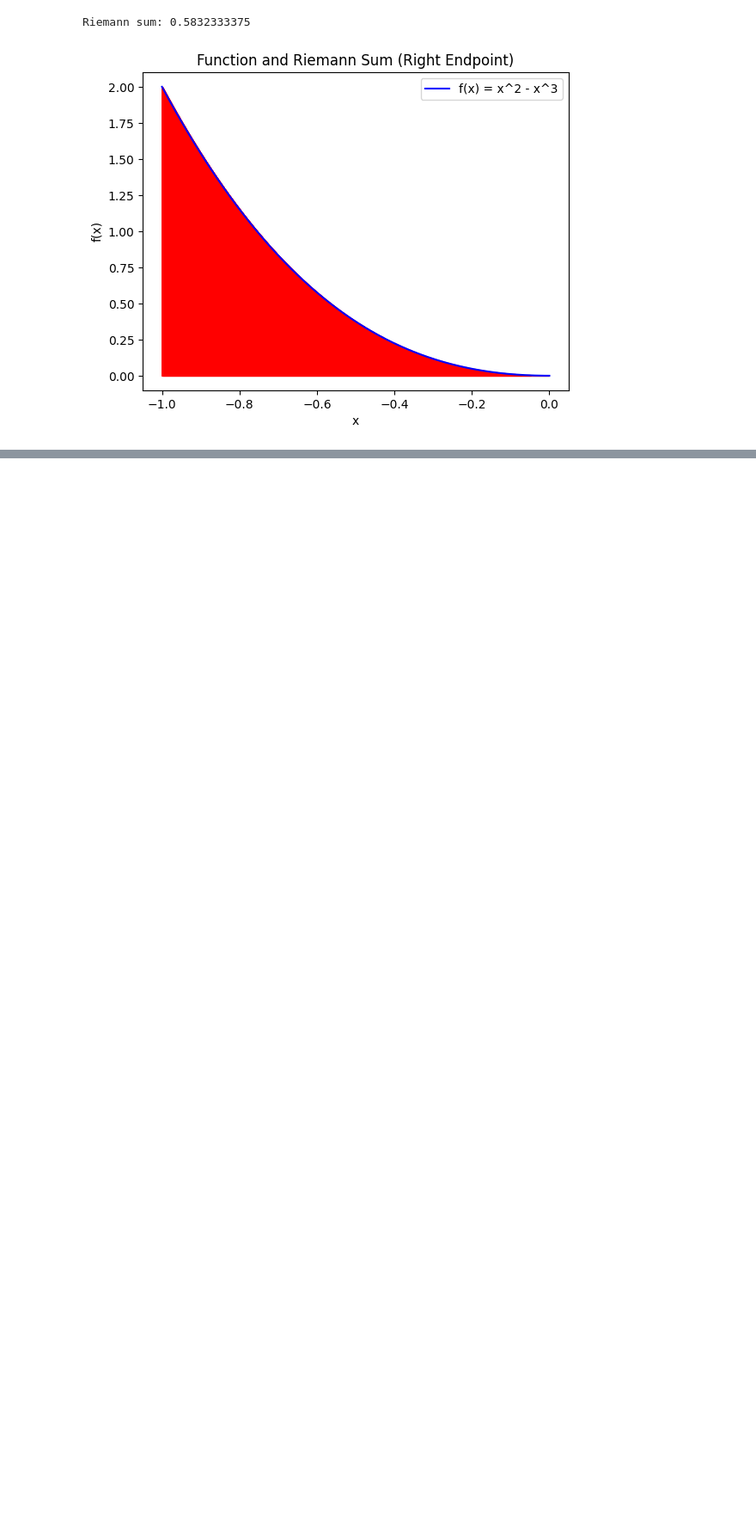
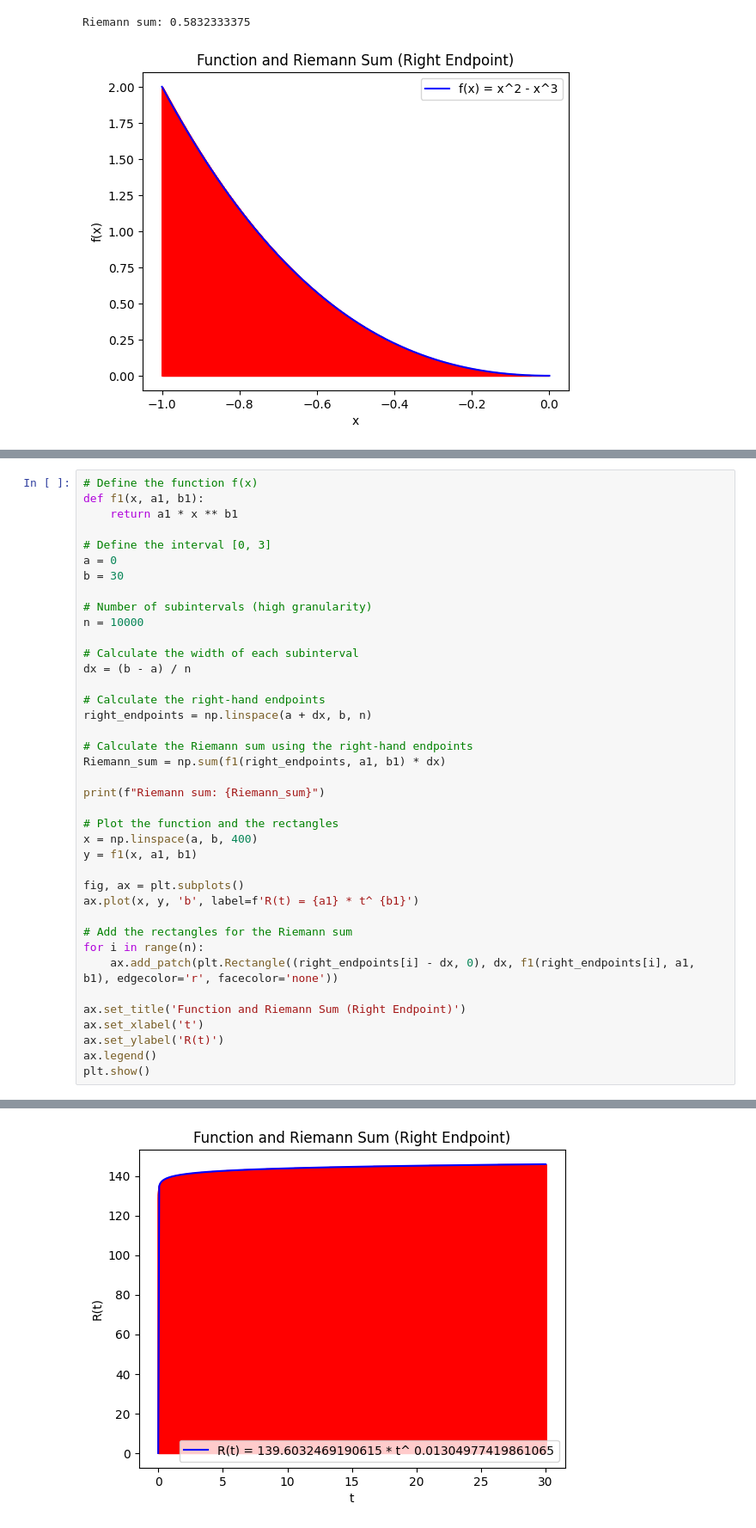
Before and after one commit to TaterTotMan64/CST-305, a Jupyter notebook: Project 8/Project 8 – Numerical Integration.ipynb, the cells around one changed output, grey strips where cells are left out. Shown: that part at 86% size. Cells and saved outputs as stored; diff of their text form; blank space fills up the shorter version.

```diff
--- a/Project 8/Project 8 – Numerical Integration.ipynb
+++ b/Project 8/Project 8 – Numerical Integration.ipynb
@@ -196,0 +235,40 @@ Riemann sum: 0.5832333375
+# %%
+# Define the function f(x)
+def f1(x, a1, b1):
+    return a1 * x ** b1
+
+# Define the interval [0, 3]
+a = 0
+b = 30
+
+# Number of subintervals (high granularity)
+n = 10000
+
+# Calculate the width of each subinterval
+dx = (b - a) / n
+
+# Calculate the right-hand endpoints
+right_endpoints = np.linspace(a + dx, b, n)
+
+# Calculate the Riemann sum using the right-hand endpoints
+Riemann_sum = np.sum(f1(right_endpoints, a1, b1) * dx)
+
+print(f"Riemann sum: {Riemann_sum}")
+
+# Plot the function and the rectangles
+x = np.linspace(a, b, 400)
+y = f1(x, a1, b1)
+
+fig, ax = plt.subplots()
+ax.plot(x, y, 'b', label=f'R(t) = {a1} * t^ {b1}')
+
+# Add the rectangles for the Riemann sum
+for i in range(n):
+    ax.add_patch(plt.Rectangle((right_endpoints[i] - dx, 0), dx, f1(right_endpoints[i], a1, b1), edgecolor='r', facecolor='none'))
+
+ax.set_title('Function and Riemann Sum (Right Endpoint)')
+ax.set_xlabel('t')
+ax.set_ylabel('R(t)')
+ax.legend()
+plt.show()
+# %% [output]
@@ -196,0 +276 @@ Riemann sum: 0.5832333375
+[figure, added]
```
Also changed, not shown: parts of 3 cells of this notebook.
